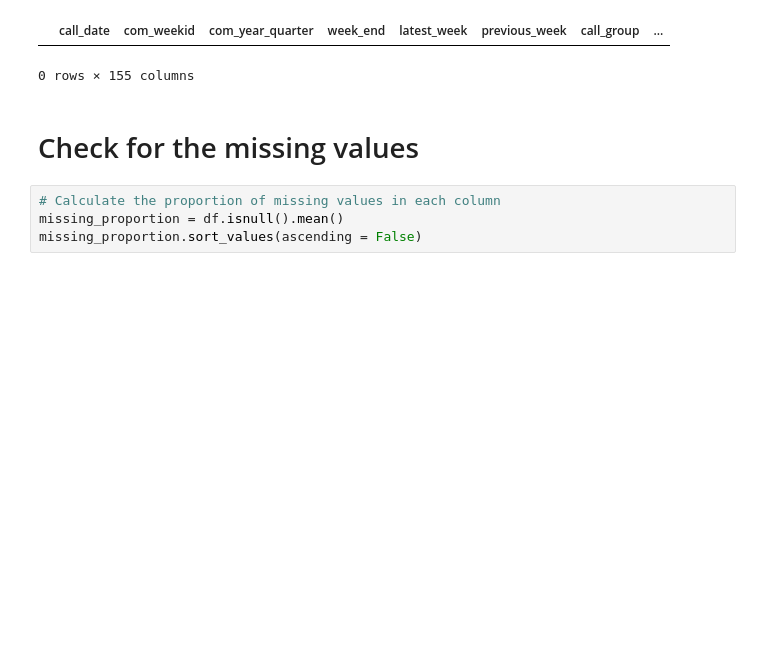
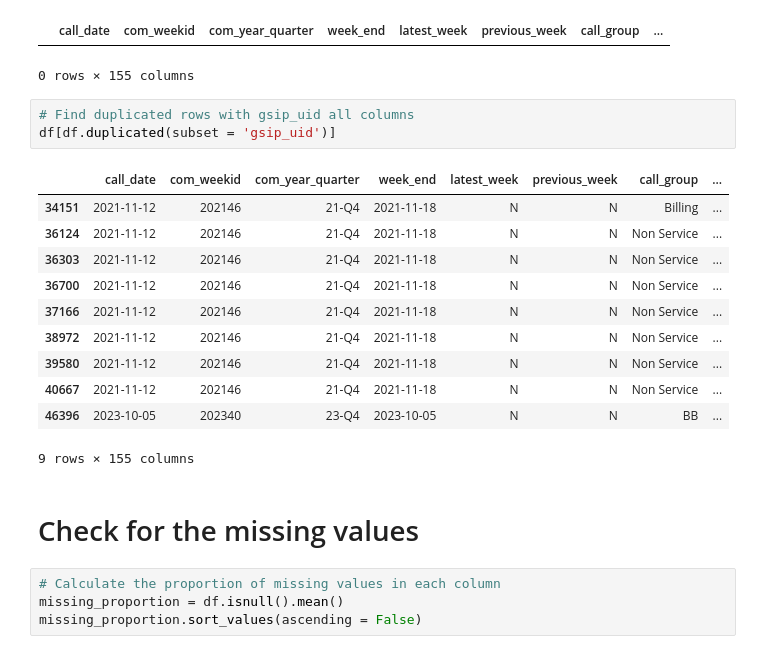
Before and after one commit to millie-sky/Python-tutorials, a Jupyter notebook: data_quality_check.ipynb, the cells around one changed output. Saved outputs shown, nothing was run; the diff lists cells and outputs as text; blank space fills up the shorter version.

```diff
--- a/data_quality_check.ipynb
+++ b/data_quality_check.ipynb
@@ -135,6 +135,21 @@ df[df.duplicated(subset = 'interaction_id')]
 # %% [output]
 |  | call_date | com_weekid | com_year_quarter | week_end | latest_week | previous_week | call_group | ... |
 0 rows × 155 columns
+# %%
+# Find duplicated rows with gsip_uid all columns
+df[df.duplicated(subset = 'gsip_uid')]
+# %% [output]
+|  | call_date | com_weekid | com_year_quarter | week_end | latest_week | previous_week | call_group | ... |
+| 34151 | 2021-11-12 | 202146 | 21-Q4 | 2021-11-18 | N | N | Billing | ... |
+| 36124 | 2021-11-12 | 202146 | 21-Q4 | 2021-11-18 | N | N | Non Service | ... |
+| 36303 | 2021-11-12 | 202146 | 21-Q4 | 2021-11-18 | N | N | Non Service | ... |
+| 36700 | 2021-11-12 | 202146 | 21-Q4 | 2021-11-18 | N | N | Non Service | ... |
+| 37166 | 2021-11-12 | 202146 | 21-Q4 | 2021-11-18 | N | N | Non Service | ... |
+| 38972 | 2021-11-12 | 202146 | 21-Q4 | 2021-11-18 | N | N | Non Service | ... |
+| 39580 | 2021-11-12 | 202146 | 21-Q4 | 2021-11-18 | N | N | Non Service | ... |
+| 40667 | 2021-11-12 | 202146 | 21-Q4 | 2021-11-18 | N | N | Non Service | ... |
+| 46396 | 2023-10-05 | 202340 | 23-Q4 | 2023-10-05 | N | N | BB | ... |
+9 rows × 155 columns
 # %% [markdown]
 # Check for the missing values
 # %%
```
Also changed, not shown: parts of 9 cells of this notebook.
